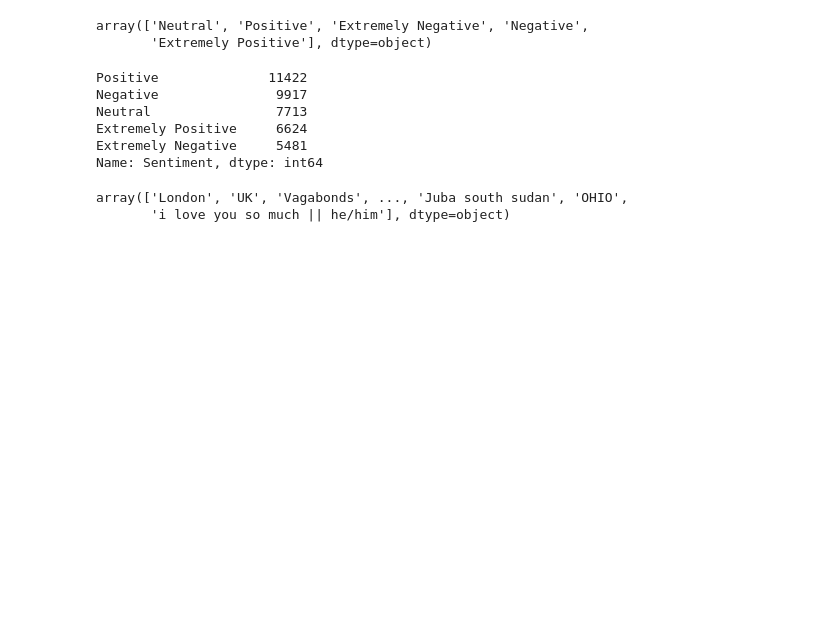
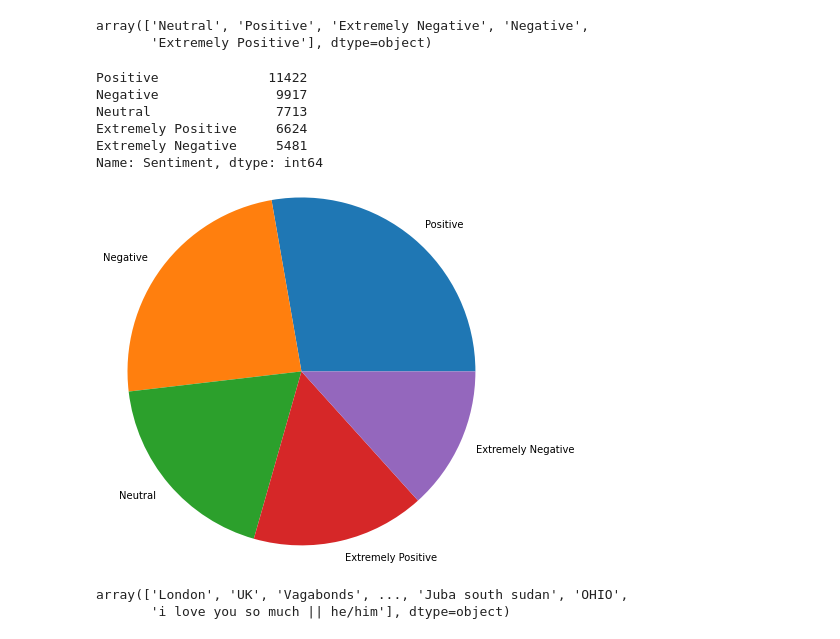
Before and after one commit to deepali2062/-Sentiment-Analysis-Predicting-sentiment-of-COVID-19-tweets, a Jupyter notebook: Copy_of_Coronavirus_Tweet_Sentiment_Analysis_Capstone_Project.ipynb, the cells around one changed output. Cells and saved outputs as stored; diff of their text form; code cells hidden in the pictures; blank space fills up the shorter version.

```diff
--- a/Copy_of_Coronavirus_Tweet_Sentiment_Analysis_Capstone_Project.ipynb
+++ b/Copy_of_Coronavirus_Tweet_Sentiment_Analysis_Capstone_Project.ipynb
@@ -103,6 +119,11 @@ Neutral                7713
 Extremely Positive     6624
 Extremely Negative     5481
 Name: Sentiment, dtype: int64
+# %%
+df_sent=df['Sentiment'].value_counts()
+plt.pie(df_sent, labels = df_sent.index,radius=2);
+# %% [output]
+[figure, added]
 # %%
 df['Location'].unique()
 # %% [output]
```
Also changed, not shown: parts of 3 cells of this notebook.
